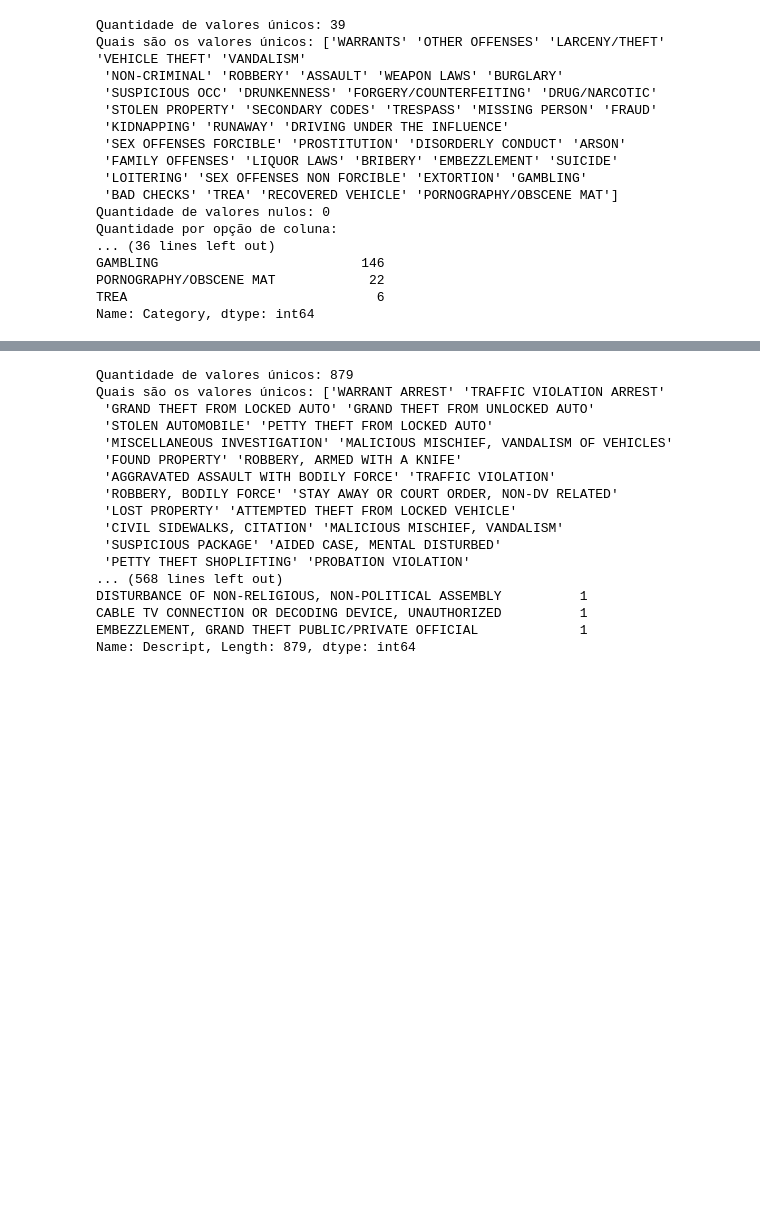
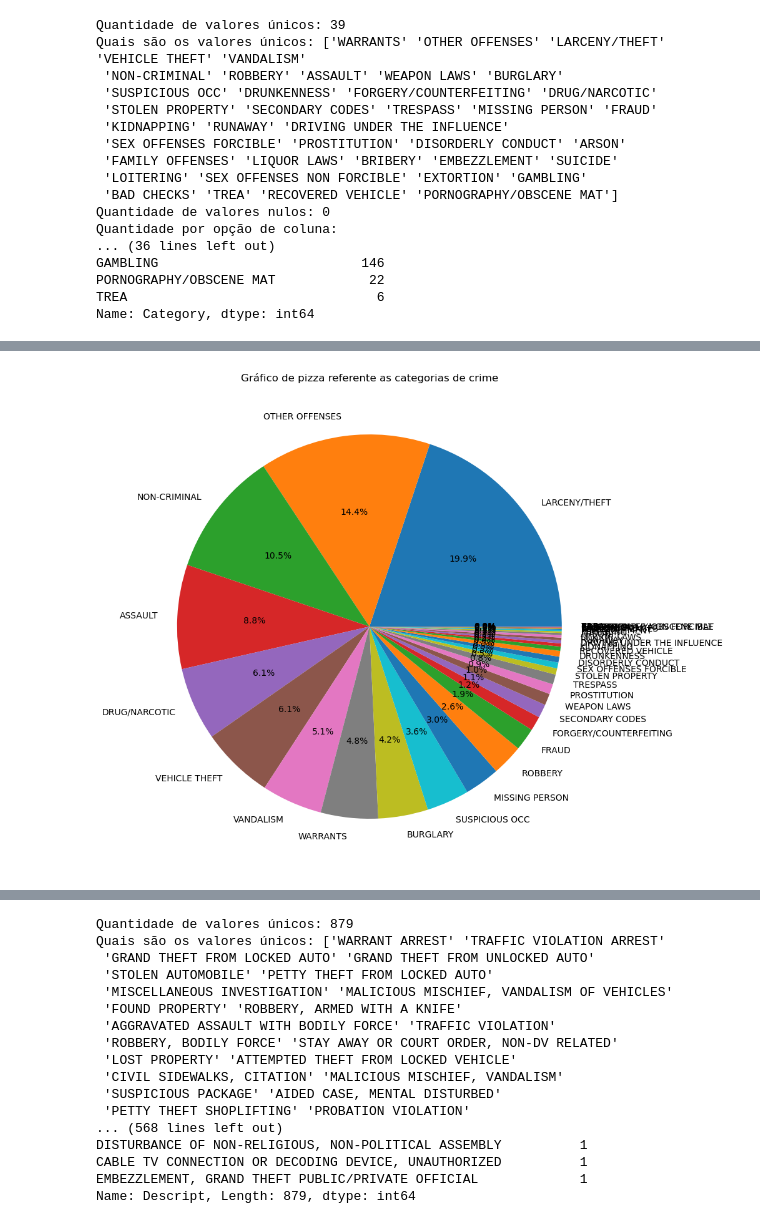
Before and after one commit to wendeljuliao/San-Francisco-Crime-Classification, a Jupyter notebook: SaoFrancisco-Wendel.ipynb, the cells around one changed output, grey strips where cells are left out. Saved outputs shown, nothing was run; the diff lists cells and outputs as text; code cells hidden in the pictures; blank space fills up the shorter version.

```diff
--- a/SaoFrancisco-Wendel.ipynb
+++ b/SaoFrancisco-Wendel.ipynb
@@ -92,0 +143,14 @@ Name: Category, dtype: int64
+# %%
+category_value_counts = df_dados['Category'].value_counts()
+
+labels = category_value_counts.index.tolist()
+values = category_value_counts.values.tolist()
+
+plt.figure(figsize=(12,10))
+plt.pie(values, labels = labels, autopct='%1.1f%%')
+
+plt.title("Gráfico de pizza referente as categorias de crime")
+
+plt.show()
+# %% [output]
+[figure, added]
```
Also changed, not shown: parts of 16 cells of this notebook.
